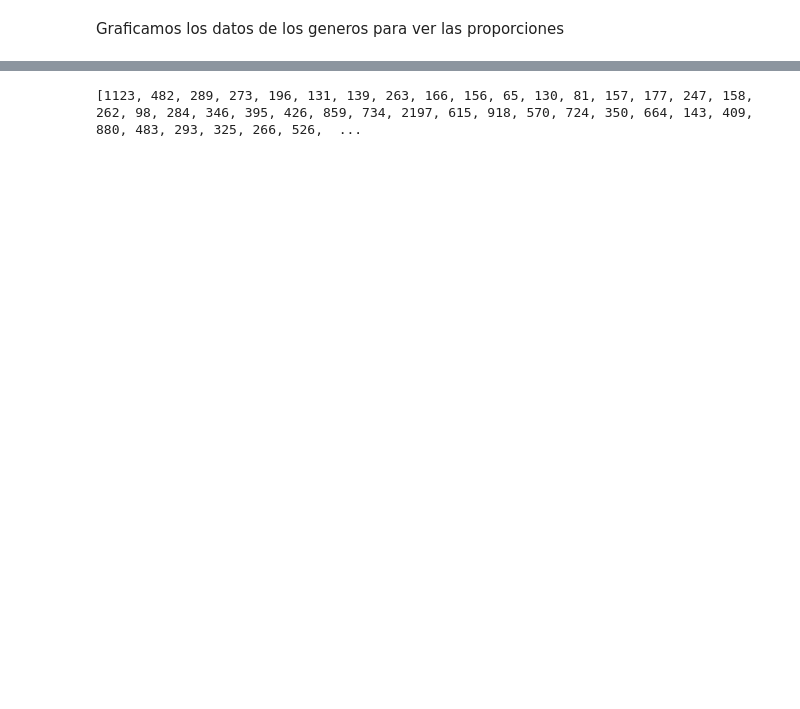
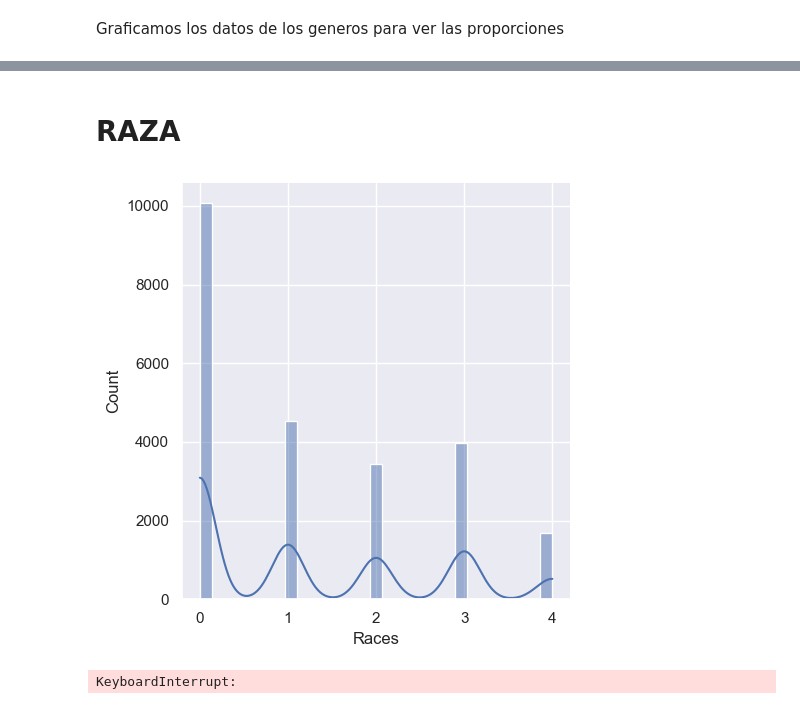
Before and after one commit to hbm99/bias-project-ML, a Jupyter notebook: dataset_analysis/ds_analysis.ipynb, the cells around one changed output, grey strips where cells are left out. Cells and saved outputs as stored; diff of their text form; code cells hidden in the pictures; blank space fills up the shorter version.

```diff
--- a/dataset_analysis/ds_analysis.ipynb
+++ b/dataset_analysis/ds_analysis.ipynb
@@ -63,10 +96,12 @@ graph = sns.displot(df['Genders'],kde=True)
 [figure]
-# %%
-ages_count = [0] * ages.max()
-ages_count = pd.Series(list(ages_count), name = 'Ages Count')
-for age in ages:
-    ages_count[age-1] += 1
-ages_median = ages_count.median()
-print(list(ages_count))
-# %% [output]
-[1123, 482, 289, 273, 196, 131, 139, 263, 166, 156, 65, 130, 81, 157, 177, 247, 158, 262, 98, 284, 346, 395, 426, 859, 734, 2197, 615, 918, 570, 724, 350, 664, 143, 409, 880, 483, 293, 325, 266, 526,  ...
+# %% [markdown]
+# RAZA
+# %%
+graph = sns.displot(df['Races'],kde=True)
+# %% [output]
+[figure, added]
+# %%
+for i in images:
+    copy2(origin_path + i, debiased_path)
+# %% [output]
+KeyboardInterrupt:
```
Also changed, not shown: parts of 8 cells of this notebook.
